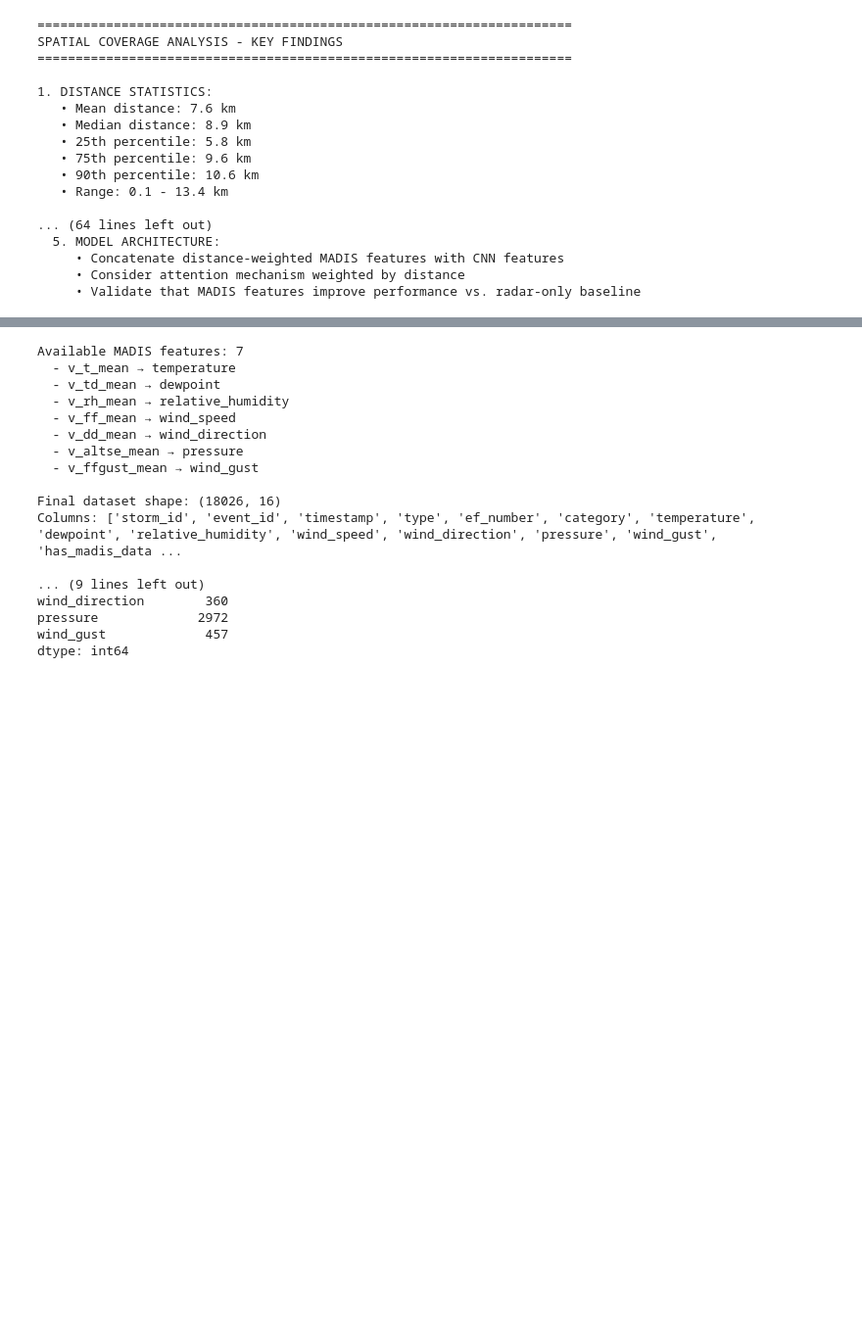
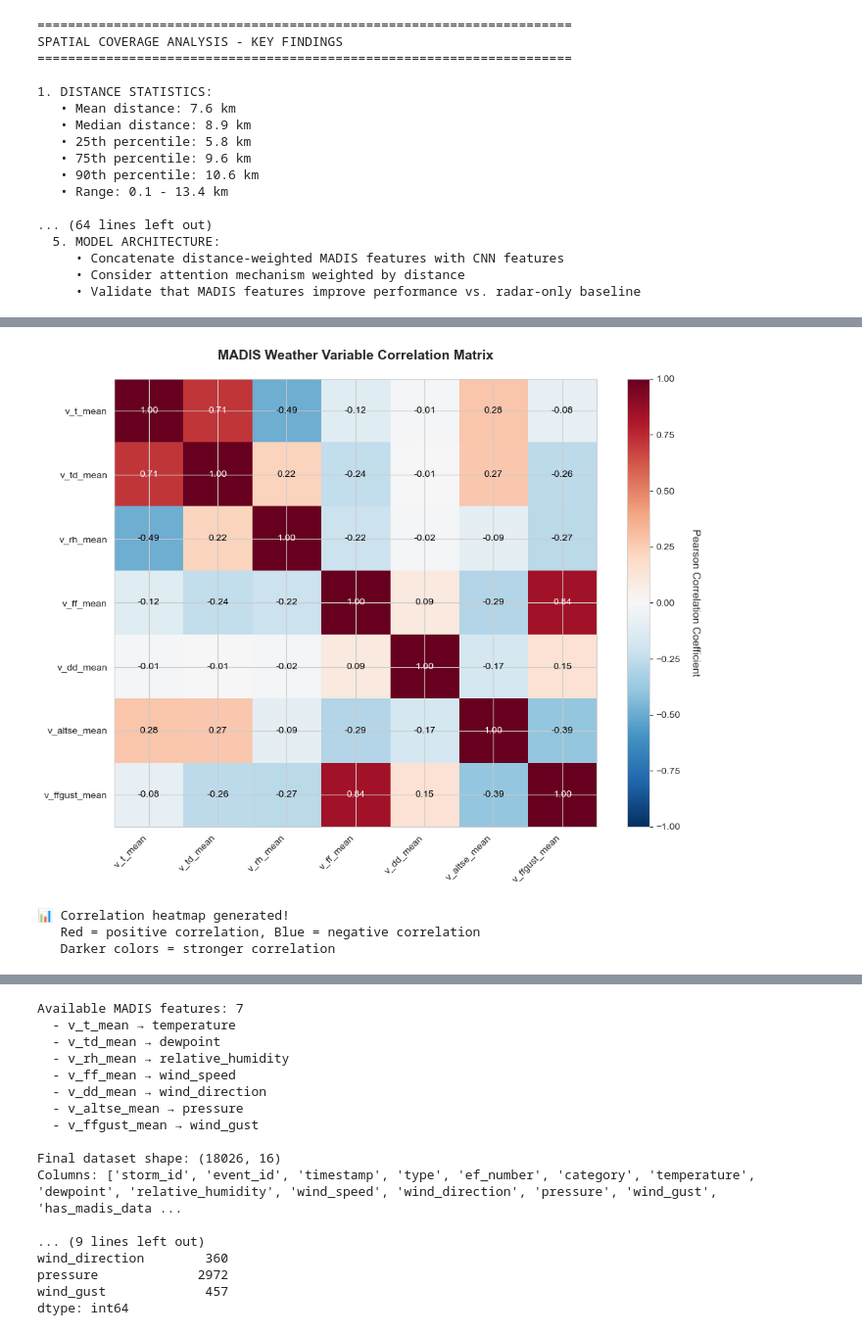
Before and after one commit to evanshabsove/tornet-with-pws, a Jupyter notebook: notebooks/madis_data_exploration.ipynb, the cells around one changed output, grey strips where cells are left out. Shown at 98% size. Saved outputs shown, nothing was run; the diff lists cells and outputs as text; code cells hidden in the pictures; blank space fills up the shorter version.

```diff
--- a/notebooks/madis_data_exploration.ipynb
+++ b/notebooks/madis_data_exploration.ipynb
@@ -1771,0 +2670,44 @@ SPATIAL COVERAGE ANALYSIS - KEY FINDINGS
+# %%
+# Visualize correlation matrix as heatmap
+if len(corr_matrix) > 0:
+
+    fig, ax = plt.subplots(1, 1, figsize=(10, 8))
+
+    # Create heatmap
+    import matplotlib.patches as mpatches
+
+    im = ax.imshow(corr_matrix, cmap='RdBu_r', vmin=-1, vmax=1, aspect='auto')
+
+    # Set ticks and labels
+    ax.set_xticks(np.arange(len(available_vars)))
+    ax.set_yticks(np.arange(len(available_vars)))
+    ax.set_xticklabels(available_vars, rotation=45, ha='right')
+    ax.set_yticklabels(available_vars)
+
+    # Add colorbar
+    cbar = plt.colorbar(im, ax=ax)
+    cbar.set_label('Pearson Correlation Coefficient', rotation=270, labelpad=20, fontsize=11)
+
+    # Add correlation values as text
+    for i in range(len(available_vars)):
+        for j in range(len(available_vars)):
+            corr_val = corr_matrix.iloc[i, j]
+            # Color text based on background
+            text_color = 'white' if abs(corr_val) > 0.5 else 'black'
+            text = ax.text(j, i, f'{corr_val:.2f}',
+                          ha="center", va="center", color=text_color, fontsize=10)
+
+    ax.set_title('MADIS Weather Variable Correlation Matrix',
+                fontweight='bold', fontsize=14, pad=20)
+
+    plt.tight_layout()
+    plt.show()
+
+    print("\n📊 Correlation heatmap generated!")
+    print("   Red = positive correlation, Blue = negative correlation")
+    print("   Darker colors = stronger correlation")
+# %% [output]
+[figure, added]
+📊 Correlation heatmap generated!
+   Red = positive correlation, Blue = negative correlation
+   Darker colors = stronger correlation
```
Also changed, not shown: parts of 27 cells of this notebook, 2 other files.
